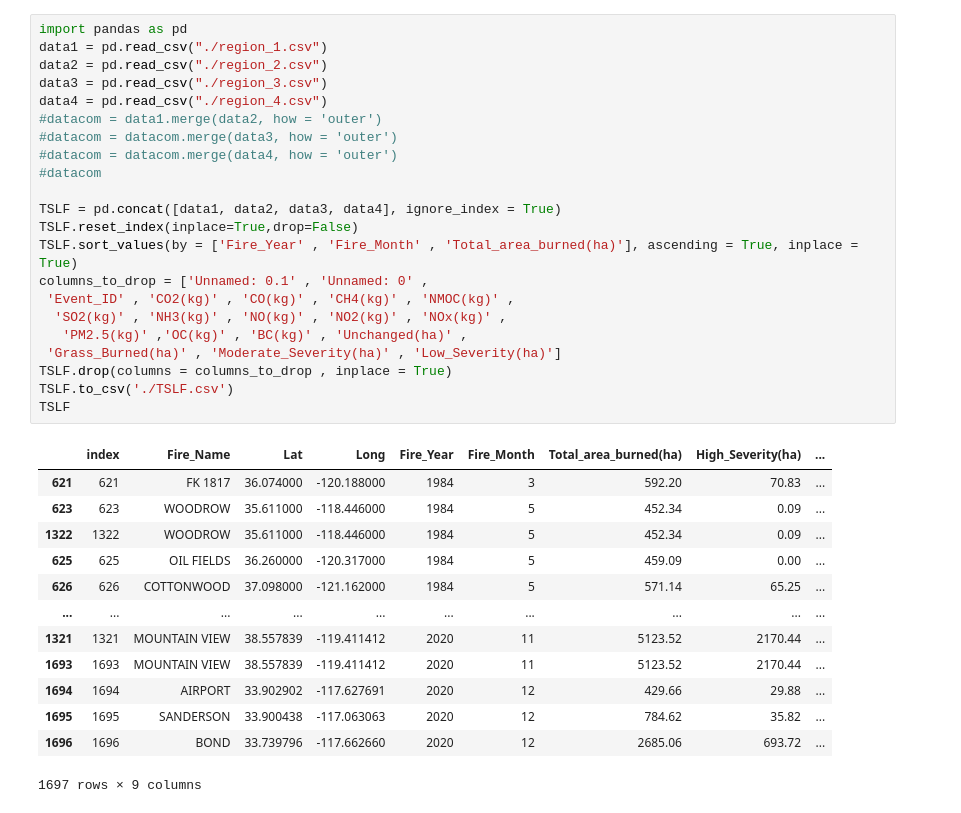
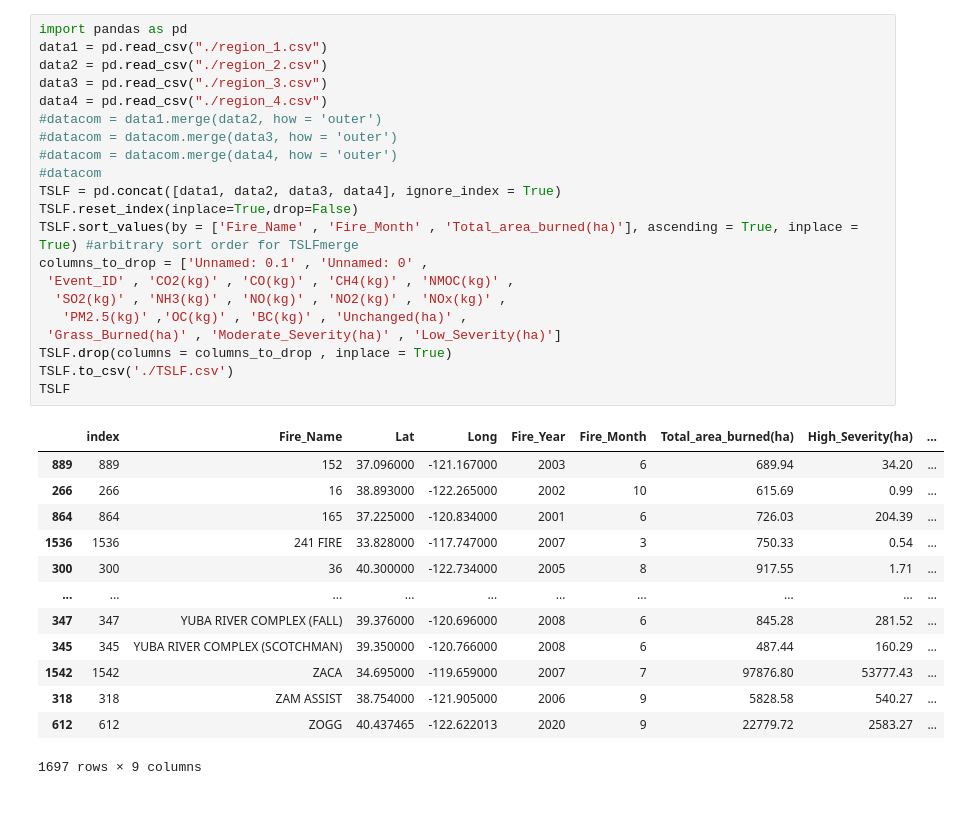
Before and after one commit to armonaDC/Winternship-2023, a Jupyter notebook: TSLF.ipynb, the cells around one changed output. Saved outputs shown, nothing was run; the diff lists cells and outputs as text.

```diff
--- a/TSLF.ipynb
+++ b/TSLF.ipynb
@@ -1,36 +1,35 @@
 # %%
 import pandas as pd
 data1 = pd.read_csv("./region_1.csv")
 data2 = pd.read_csv("./region_2.csv")
 data3 = pd.read_csv("./region_3.csv")
 data4 = pd.read_csv("./region_4.csv")
 #datacom = data1.merge(data2, how = 'outer')
 #datacom = datacom.merge(data3, how = 'outer')
 #datacom = datacom.merge(data4, how = 'outer')
 #datacom
-
 TSLF = pd.concat([data1, data2, data3, data4], ignore_index = True)
 TSLF.reset_index(inplace=True,drop=False)
-TSLF.sort_values(by = ['Fire_Year' , 'Fire_Month' , 'Total_area_burned(ha)'], ascending = True, inplace = True)
+TSLF.sort_values(by = ['Fire_Name' , 'Fire_Month' , 'Total_area_burned(ha)'], ascending = True, inplace = True) #arbitrary sort order for TSLFmerge
 columns_to_drop = ['Unnamed: 0.1' , 'Unnamed: 0' ,
  'Event_ID' , 'CO2(kg)' , 'CO(kg)' , 'CH4(kg)' , 'NMOC(kg)' ,
   'SO2(kg)' , 'NH3(kg)' , 'NO(kg)' , 'NO2(kg)' , 'NOx(kg)' ,
    'PM2.5(kg)' ,'OC(kg)' , 'BC(kg)' , 'Unchanged(ha)' ,
  'Grass_Burned(ha)' , 'Moderate_Severity(ha)' , 'Low_Severity(ha)']
 TSLF.drop(columns = columns_to_drop , inplace = True)
 TSLF.to_csv('./TSLF.csv')
 TSLF
 # %% [output]
 |  | index | Fire_Name | Lat | Long | Fire_Year | Fire_Month | Total_area_burned(ha) | High_Severity(ha) | ... |
-| 621 | 621 | FK 1817 | 36.074000 | -120.188000 | 1984 | 3 | 592.20 | 70.83 | ... |
-| 623 | 623 | WOODROW | 35.611000 | -118.446000 | 1984 | 5 | 452.34 | 0.09 | ... |
-| 1322 | 1322 | WOODROW | 35.611000 | -118.446000 | 1984 | 5 | 452.34 | 0.09 | ... |
-| 625 | 625 | OIL FIELDS | 36.260000 | -120.317000 | 1984 | 5 | 459.09 | 0.00 | ... |
-| 626 | 626 | COTTONWOOD | 37.098000 | -121.162000 | 1984 | 5 | 571.14 | 65.25 | ... |
+| 889 | 889 | 152 | 37.096000 | -121.167000 | 2003 | 6 | 689.94 | 34.20 | ... |
+| 266 | 266 | 16 | 38.893000 | -122.265000 | 2002 | 10 | 615.69 | 0.99 | ... |
+| 864 | 864 | 165 | 37.225000 | -120.834000 | 2001 | 6 | 726.03 | 204.39 | ... |
+| 1536 | 1536 | 241 FIRE | 33.828000 | -117.747000 | 2007 | 3 | 750.33 | 0.54 | ... |
+| 300 | 300 | 36 | 40.300000 | -122.734000 | 2005 | 8 | 917.55 | 1.71 | ... |
 | ... | ... | ... | ... | ... | ... | ... | ... | ... | ... |
-| 1321 | 1321 | MOUNTAIN VIEW | 38.557839 | -119.411412 | 2020 | 11 | 5123.52 | 2170.44 | ... |
-| 1693 | 1693 | MOUNTAIN VIEW | 38.557839 | -119.411412 | 2020 | 11 | 5123.52 | 2170.44 | ... |
-| 1694 | 1694 | AIRPORT | 33.902902 | -117.627691 | 2020 | 12 | 429.66 | 29.88 | ... |
-| 1695 | 1695 | SANDERSON | 33.900438 | -117.063063 | 2020 | 12 | 784.62 | 35.82 | ... |
-| 1696 | 1696 | BOND | 33.739796 | -117.662660 | 2020 | 12 | 2685.06 | 693.72 | ... |
+| 347 | 347 | YUBA RIVER COMPLEX (FALL) | 39.376000 | -120.696000 | 2008 | 6 | 845.28 | 281.52 | ... |
+| 345 | 345 | YUBA RIVER COMPLEX (SCOTCHMAN) | 39.350000 | -120.766000 | 2008 | 6 | 487.44 | 160.29 | ... |
+| 1542 | 1542 | ZACA | 34.695000 | -119.659000 | 2007 | 7 | 97876.80 | 53777.43 | ... |
+| 318 | 318 | ZAM ASSIST | 38.754000 | -121.905000 | 2006 | 9 | 5828.58 | 540.27 | ... |
+| 612 | 612 | ZOGG | 40.437465 | -122.622013 | 2020 | 9 | 22779.72 | 2583.27 | ... |
 1697 rows × 9 columns
```
Also changed, not shown: 5 other files.
